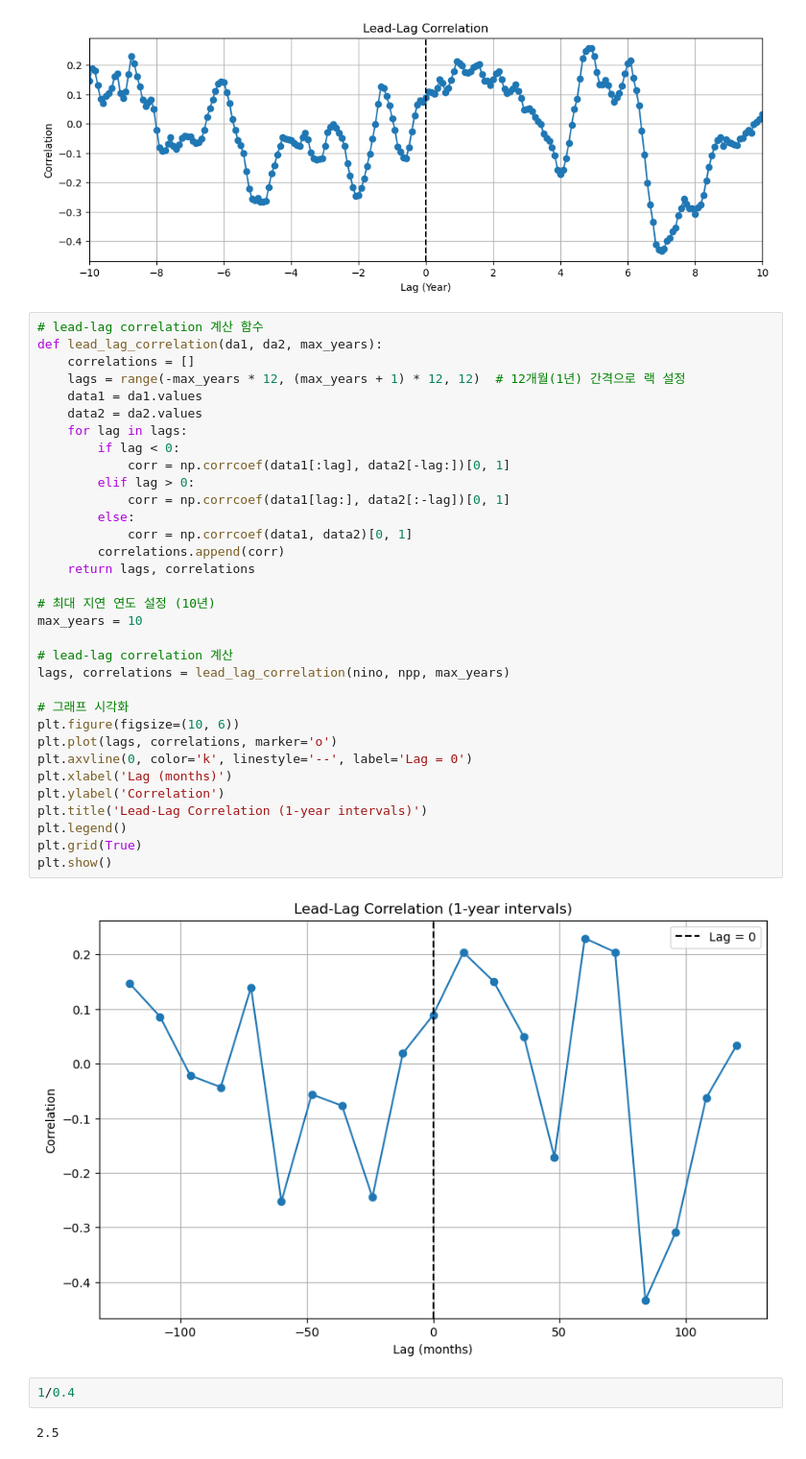
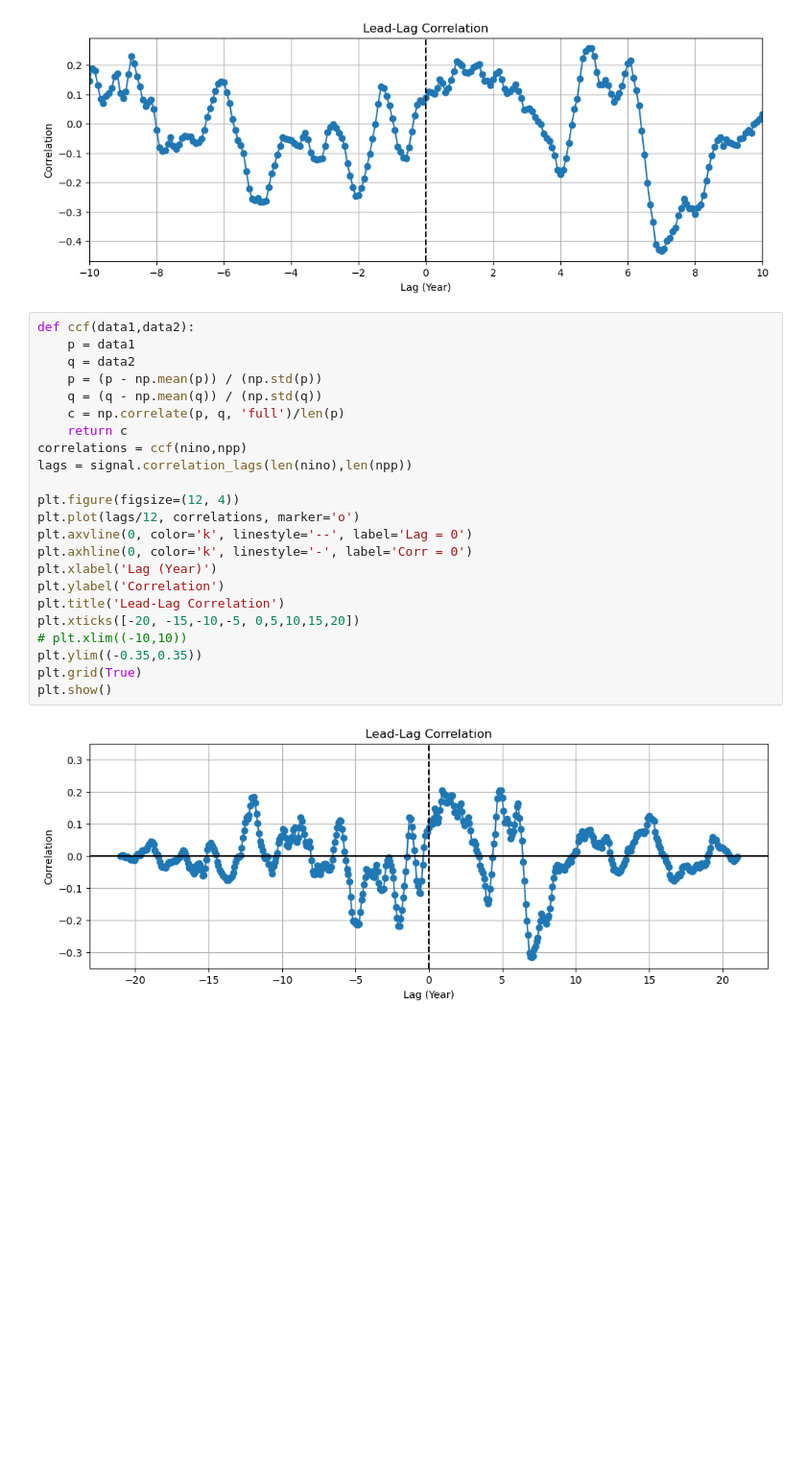
Before and after one commit to AnHyeJu/npp_2024, a Jupyter notebook: Scripts/1degree/wavelet.ipynb, the cells around one changed output. Shown at 96% size. Drawn from its saved outputs; the diff is of its cells as text; blank space fills up the shorter version.

```diff
--- a/Scripts/1degree/wavelet.ipynb
+++ b/Scripts/1degree/wavelet.ipynb
@@ -389,42 +401,28 @@ plt.grid(True)
 plt.show()
 # %% [output]
 [figure]
-# %%
-# lead-lag correlation 계산 함수
-def lead_lag_correlation(da1, da2, max_years):
-    correlations = []
-    lags = range(-max_years * 12, (max_years + 1) * 12, 12)  # 12개월(1년) 간격으로 랙 설정
-    data1 = da1.values
-    data2 = da2.values
-    for lag in lags:
-        if lag < 0:
-            corr = np.corrcoef(data1[:lag], data2[-lag:])[0, 1]
-        elif lag > 0:
-            corr = np.corrcoef(data1[lag:], data2[:-lag])[0, 1]
-        else:
-            corr = np.corrcoef(data1, data2)[0, 1]
-        correlations.append(corr)
-    return lags, correlations
-
-# 최대 지연 연도 설정 (10년)
-max_years = 10
-
-# lead-lag correlation 계산
-lags, correlations = lead_lag_correlation(nino, npp, max_years)
-
-# 그래프 시각화
-plt.figure(figsize=(10, 6))
-plt.plot(lags, correlations, marker='o')
-plt.axvline(0, color='k', linestyle='--', label='Lag = 0')
-plt.xlabel('Lag (months)')
-plt.ylabel('Correlation')
-plt.title('Lead-Lag Correlation (1-year intervals)')
-plt.legend()
-plt.grid(True)
-plt.show()
-# %% [output]
-[figure, removed]
-# %%
-1/0.4
-# %% [output]
-2.5
+# %%
+def ccf(data1,data2):
+    p = data1
+    q = data2
+    p = (p - np.mean(p)) / (np.std(p))
+    q = (q - np.mean(q)) / (np.std(q))
+    c = np.correlate(p, q, 'full')/len(p)
+    return c
+correlations = ccf(nino,npp)
+lags = signal.correlation_lags(len(nino),len(npp))
+
+plt.figure(figsize=(12, 4))
+plt.plot(lags/12, correlations, marker='o')
+plt.axvline(0, color='k', linestyle='--', label='Lag = 0')
+plt.axhline(0, color='k', linestyle='-', label='Corr = 0')
+plt.xlabel('Lag (Year)')
+plt.ylabel('Correlation')
+plt.title('Lead-Lag Correlation')
+plt.xticks([-20, -15,-10,-5, 0,5,10,15,20])
+# plt.xlim((-10,10))
+plt.ylim((-0.35,0.35))
+plt.grid(True)
+plt.show()
+# %% [output]
+[figure, added]
```
Also changed, not shown: parts of 6 cells of this notebook.
